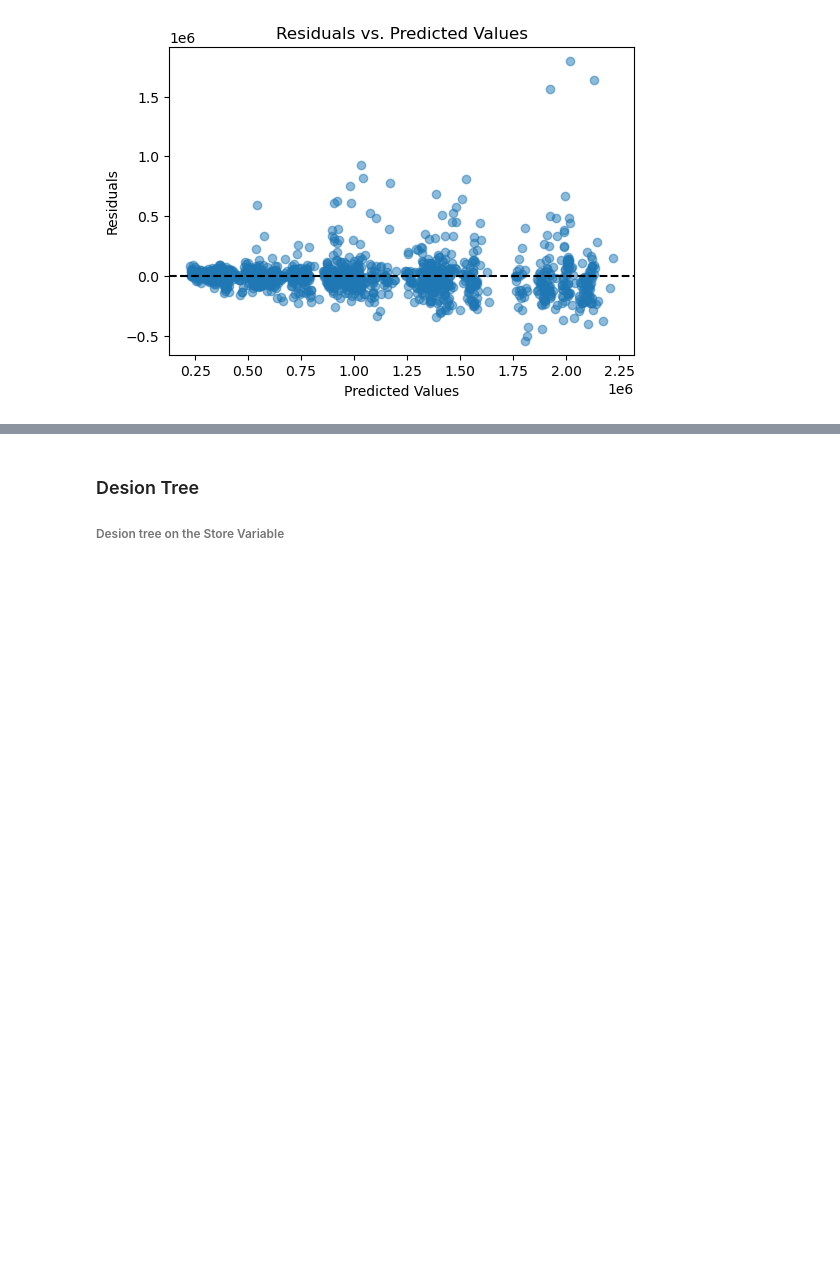
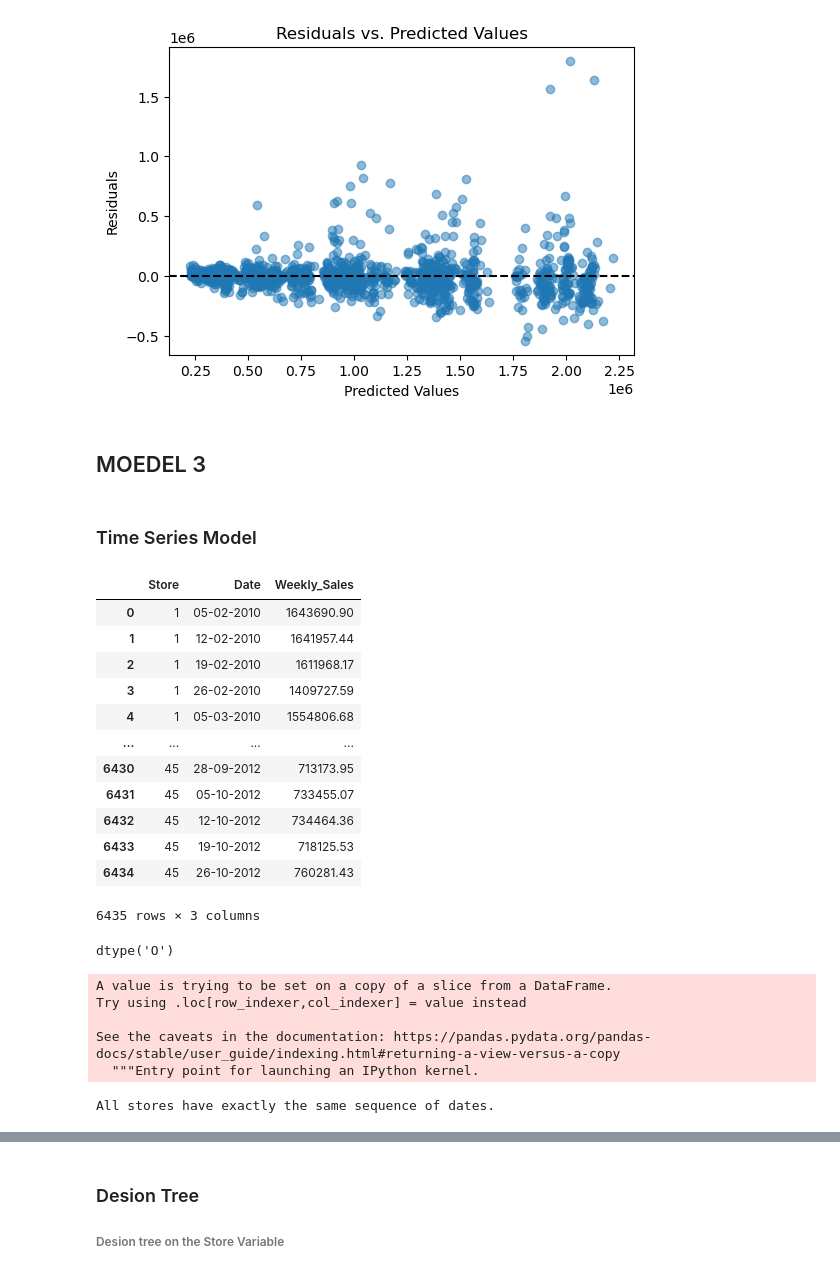
Before and after one commit to sidiquegithub/Walmark-Sales-Analysis, a Jupyter notebook: CODE/ML MODEL.ipynb, the cells around one changed output, grey strips where cells are left out. Saved outputs shown, nothing was run; the diff lists cells and outputs as text; code cells hidden in the pictures; blank space fills up the shorter version.

```diff
--- a/CODE/ML MODEL.ipynb
+++ b/CODE/ML MODEL.ipynb
@@ -386,3 +386,7 @@ plt.show()
 #y_pred
 # %%
 #X_test
+# %% [markdown]
+## MOEDEL 3
+# %% [markdown]
+### Time Series Model
@@ -388,0 +395,59 @@ plt.show()
+# %%
+ts
+# %% [output]
+|  | Store | Date | Weekly_Sales |
+| 0 | 1 | 05-02-2010 | 1643690.90 |
+| 1 | 1 | 12-02-2010 | 1641957.44 |
+| 2 | 1 | 19-02-2010 | 1611968.17 |
+| 3 | 1 | 26-02-2010 | 1409727.59 |
+| 4 | 1 | 05-03-2010 | 1554806.68 |
+| ... | ... | ... | ... |
+| 6430 | 45 | 28-09-2012 | 713173.95 |
+| 6431 | 45 | 05-10-2012 | 733455.07 |
+| 6432 | 45 | 12-10-2012 | 734464.36 |
+| 6433 | 45 | 19-10-2012 | 718125.53 |
+| 6434 | 45 | 26-10-2012 | 760281.43 |
+6435 rows × 3 columns
+# %%
+ts['Date'].dtype
+# %% [output]
+dtype('O')
+# %%
+ts['Date'] = pd.to_datetime(ts['Date'],format='%d-%m-%Y')
+# %% [output]
+A value is trying to be set on a copy of a slice from a DataFrame.
+Try using .loc[row_indexer,col_indexer] = value instead
+
+See the caveats in the documentation: https://pandas.pydata.org/pandas-docs/stable/user_guide/indexing.html#returning-a-view-versus-a-copy
+  """Entry point for launching an IPython kernel.
+# %%
+# To check whether the 'Date' values are in exactly the same sequence for each 'Store' number, you can follow this approach:
+
+#  Group the DataFrame by 'Store' and then get the list of 'Date' values for each store.
+# Compare the list of 'Date' values for each store with a reference list to see if they are all identical.
+
+
+
+
+# Group by 'Store' and collect dates
+grouped = ts.groupby('Store')['Date'].apply(list)
+
+# Initialize a variable to keep track of whether all stores have the same sequence of dates
+same_order = True
+reference_list = None
+
+# Check if all stores have the same sequence of dates
+for dates in grouped:
+    if reference_list is None:
+        reference_list = dates
+    else:
+        if dates != reference_list:
+            same_order = False
+            break
+
+if same_order:
+    print("All stores have exactly the same sequence of dates.")
+else:
+    print("Stores do not have exactly the same sequence of dates.")
+# %% [output]
+All stores have exactly the same sequence of dates.
```
Also changed, not shown: parts of 14 cells of this notebook.
